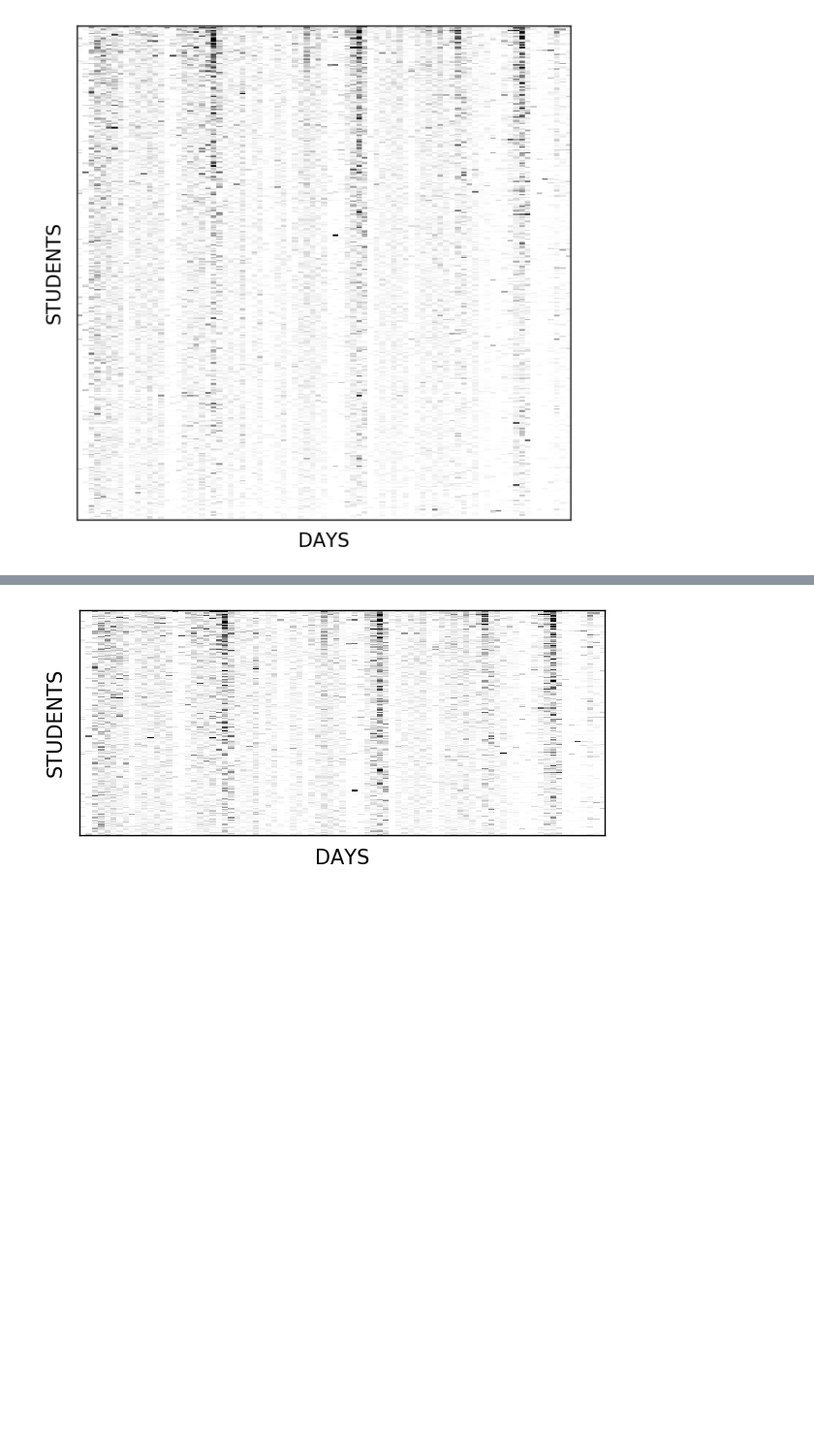
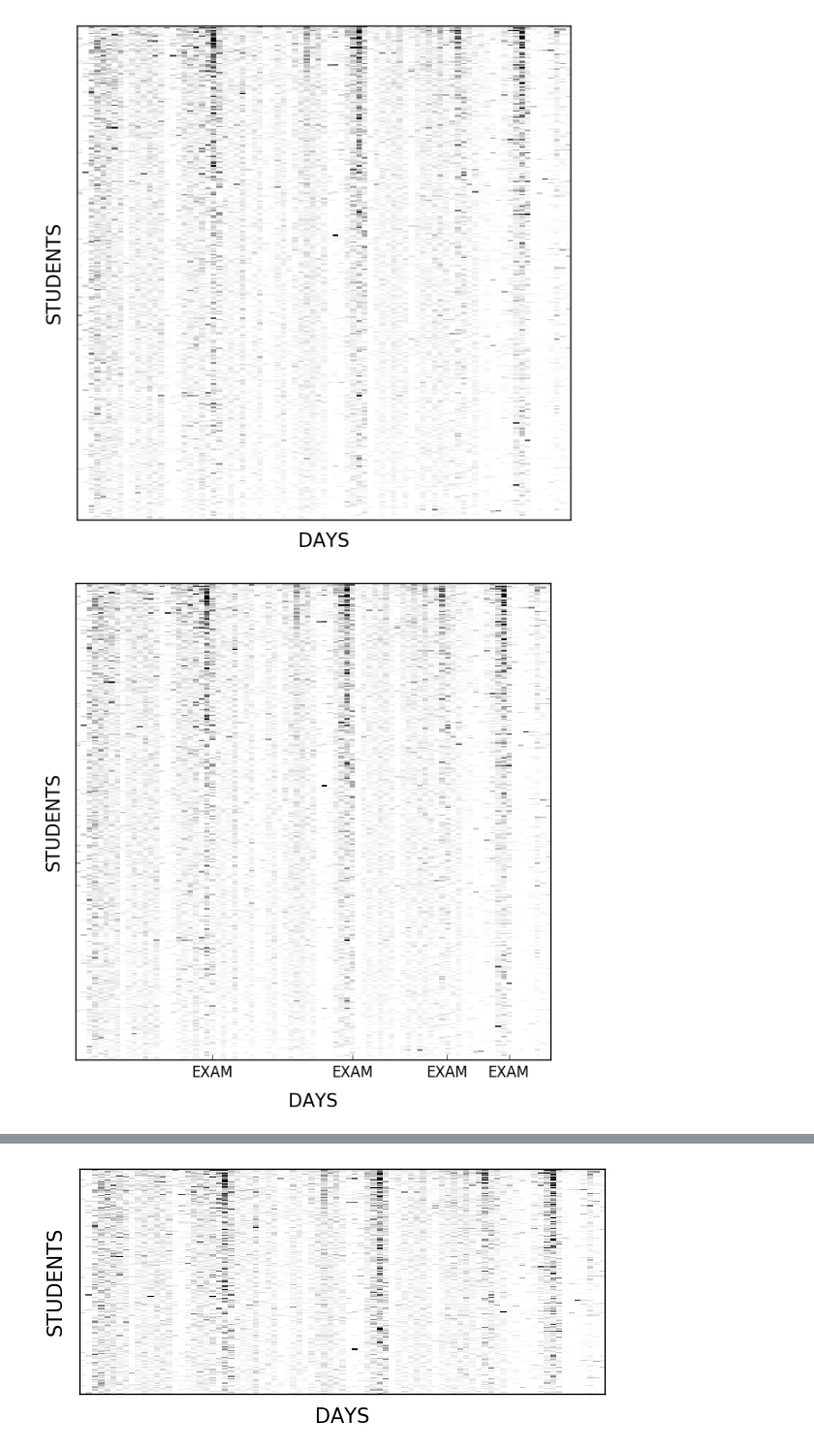
Before and after one commit to jihyunp/clickstream_figures, a Jupyter notebook: clickstream_figures.ipynb, the cells around one changed output, grey strips where cells are left out. Shown at 97% size. Drawn from its saved outputs; the diff is of its cells as text; code cells hidden in the pictures; blank space fills up the shorter version.

Commit message:
a couple more figures added

```diff
--- a/clickstream_figures.ipynb
+++ b/clickstream_figures.ipynb
@@ -37,6 +37,7 @@ avg_clicks = nclicks_per_day_mat.sum(axis=0) / float(n_students)
 ### 1.2.1 All clicks on a heatmap
 # %%
 def plot_heatmap(data, xlabel, ylabel, fname, matrix_cmap='Greys', xticks=[], xticklabels=[],
+                 xtickposition='bottom', xlabelposition='bottom',
                  col_cmap='nipy_spectral', label_fontsize=12, figsize=(7,7)):
 
     fig, axmat = plt.subplots(figsize=figsize)
@@ -50,8 +51,8 @@ def plot_heatmap(data, xlabel, ylabel, fname, matrix_cmap='Greys', xticks=[], xt
     axmat.yaxis.set_label_position('left')
     # axmat.set_yticklabels(range(data.shape[0]))
 
-    axmat.xaxis.set_ticks_position('bottom')
-    axmat.xaxis.set_label_position('bottom')
+    axmat.xaxis.set_ticks_position(xtickposition)
+    axmat.xaxis.set_label_position(xlabelposition)
     axmat.set_xlabel(xlabel, labelpad=10, fontsize=label_fontsize)
     axmat.set_ylabel(ylabel, labelpad=10, fontsize=label_fontsize)
     axmat.grid(color='grey', b='on', which='minor', axis='both', linestyle='-')
@@ -74,3 +75,12 @@ plot_heatmap(nclicks_sorted, xlabel="DAYS", ylabel="STUDENTS",
               label_fontsize=15, figsize=(7,7))
 # %% [output]
 [figure]
+# %%
+# same plot, sorted, with weekday ticks
+nclicks_sorted = nclicks_per_day_mat_thresh[np.argsort(nclicks_per_day_mat_thresh.sum(axis=1))[::-1],:]
+plot_heatmap(nclicks_sorted, xlabel="DAYS", ylabel="STUDENTS",
+             xticks=exam_days, xticklabels=["EXAM"]*4,
+              fname=os.path.join(figdir, '10week_all_click_data_heatmap_sorted_examticks.pdf'),
+              label_fontsize=15, figsize=(7,7))
+# %% [output]
+[figure, added]
```
Also changed, not shown: parts of 3 cells of this notebook.
